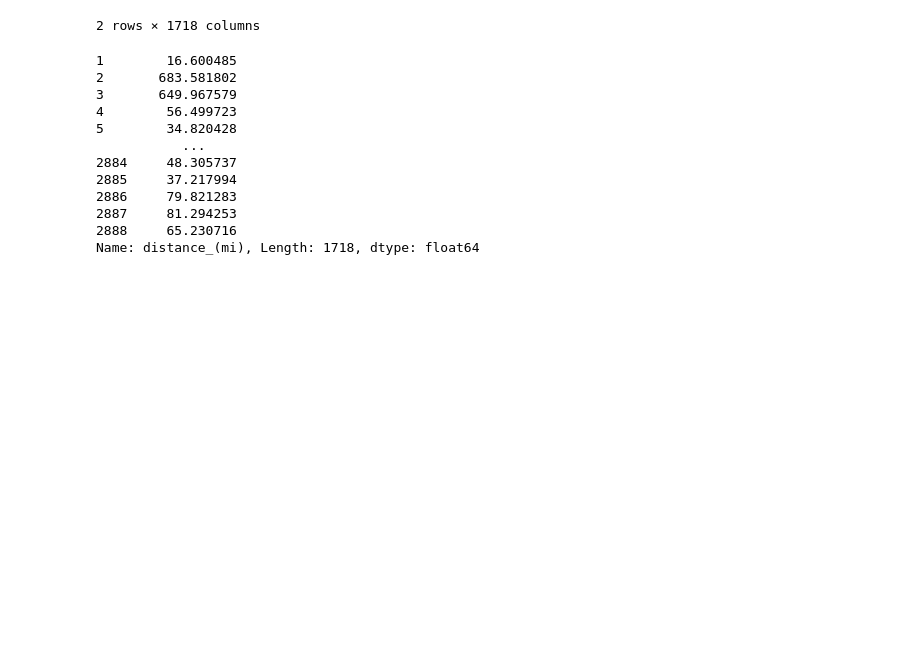
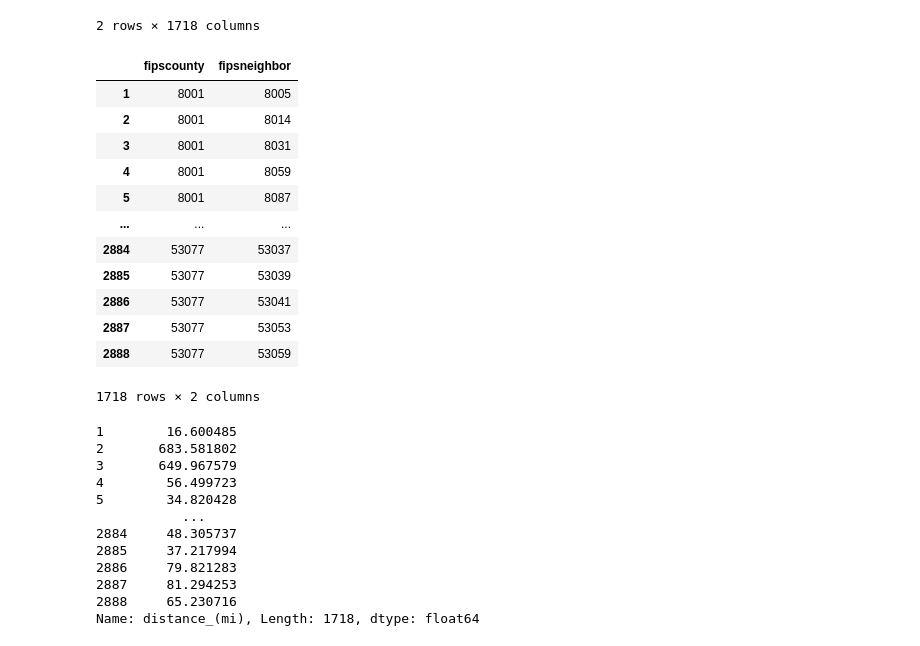
Before and after one commit to shakesy94/ev_adoption_ml, a Jupyter notebook: Preprocessing and Featurization.ipynb, the cells around one changed output. Saved outputs shown, nothing was run; the diff lists cells and outputs as text; code cells hidden in the pictures; blank space fills up the shorter version.

```diff
--- a/Preprocessing and Featurization.ipynb
+++ b/Preprocessing and Featurization.ipynb
@@ -698,6 +702,23 @@ df_e_idx
 | fipscounty | 0 | 0 | 0 | 0 | 0 | 0 | 0 | 1 | 1 | 1 | ... | ... |
 | fipsneighbor | 1 | 4 | 7 | 16 | 23 | 8121 | 32 | 0 | 7 | 8 | ... | ... |
 2 rows × 1718 columns
+# %%
+df_e_idx = df_e[['fipscounty', 'fipsneighbor']]
+df_e_idx
+# %% [output]
+|  | fipscounty | fipsneighbor |
+| 1 | 8001 | 8005 |
+| 2 | 8001 | 8014 |
+| 3 | 8001 | 8031 |
+| 4 | 8001 | 8059 |
+| 5 | 8001 | 8087 |
+| ... | ... | ... |
+| 2884 | 53077 | 53037 |
+| 2885 | 53077 | 53039 |
+| 2886 | 53077 | 53041 |
+| 2887 | 53077 | 53053 |
+| 2888 | 53077 | 53059 |
+1718 rows × 2 columns
 # %%
 # list of edge attributes, n_edges x n_edge_attributes
 df_e_att = df_e['distance_(mi)']
```
Also changed, not shown: parts of 5 cells of this notebook, 3 other files.
